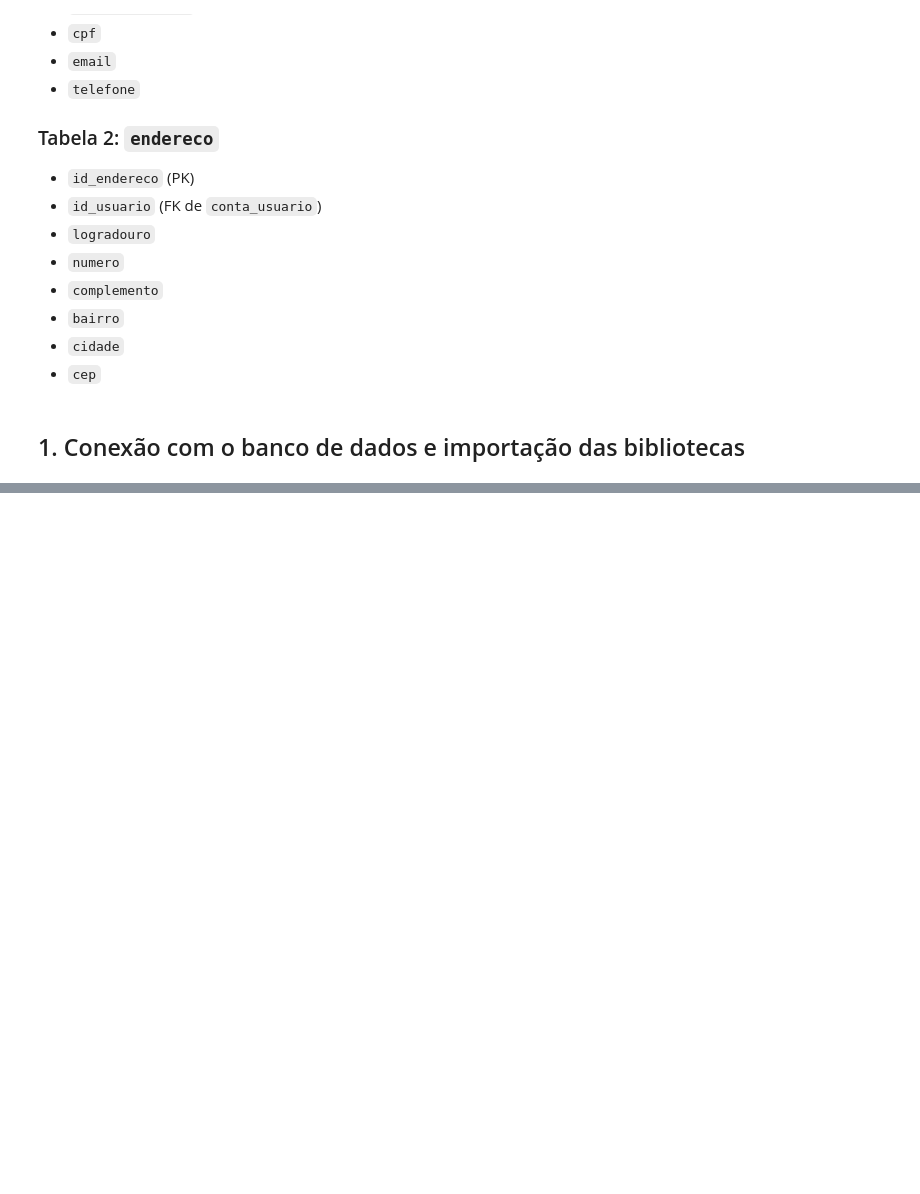
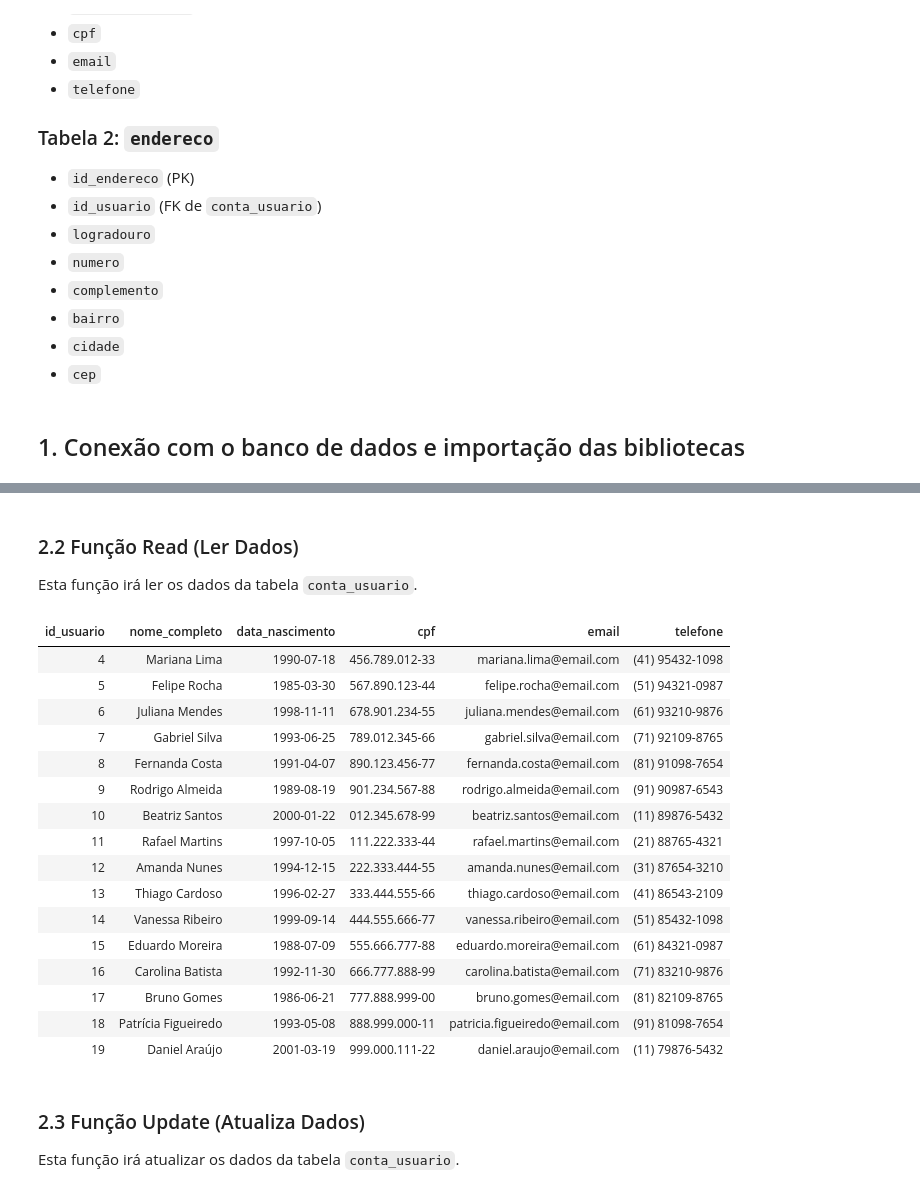
Before and after one commit to welvisfreitas/CRUD-conta_usuario, a Jupyter notebook: projeto-fbd.ipynb, the cells around one changed output, grey strips where cells are left out. Drawn from its saved outputs; the diff is of its cells as text; code cells hidden in the pictures; blank space fills up the shorter version.

Commit message:
atualizacao do crud de conta_usuario

```diff
--- a/projeto-fbd.ipynb
+++ b/projeto-fbd.ipynb
@@ -52,0 +123,36 @@ Esta função irá inserir dados na tabela `conta_usuario`.
+# %% [markdown]
+### 2.2 Função Read (Ler Dados)
+Esta função irá ler os dados da tabela `conta_usuario`.
+# %%
+# Função para ler os dados da tabela conta_usuario usando pandas
+def ler_usuarios():
+    try:
+        usuarios_df = pd.read_sql_query("SELECT * FROM conta_usuario ORDER BY id_usuario ASC;", engine)
+        return usuarios_df.style.hide(axis="index")
+    except Exception as e:
+        return f"Erro ao ler os dados: {e}"
+
+# Executar a função e exibir a tabela
+usuarios_df = ler_usuarios()
+usuarios_df  # Exibe a tabela no estilo do Jupyter Notebook
+# %% [output]
+| id_usuario | nome_completo | data_nascimento | cpf | email | telefone |
+| 4 | Mariana Lima | 1990-07-18 | 456.789.012-33 | mariana.lima@email.com | (41) 95432-1098 |
+| 5 | Felipe Rocha | 1985-03-30 | 567.890.123-44 | felipe.rocha@email.com | (51) 94321-0987 |
+| 6 | Juliana Mendes | 1998-11-11 | 678.901.234-55 | juliana.mendes@email.com | (61) 93210-9876 |
+| 7 | Gabriel Silva | 1993-06-25 | 789.012.345-66 | gabriel.silva@email.com | (71) 92109-8765 |
+| 8 | Fernanda Costa | 1991-04-07 | 890.123.456-77 | fernanda.costa@email.com | (81) 91098-7654 |
+| 9 | Rodrigo Almeida | 1989-08-19 | 901.234.567-88 | rodrigo.almeida@email.com | (91) 90987-6543 |
+| 10 | Beatriz Santos | 2000-01-22 | 012.345.678-99 | beatriz.santos@email.com | (11) 89876-5432 |
+| 11 | Rafael Martins | 1997-10-05 | 111.222.333-44 | rafael.martins@email.com | (21) 88765-4321 |
+| 12 | Amanda Nunes | 1994-12-15 | 222.333.444-55 | amanda.nunes@email.com | (31) 87654-3210 |
+| 13 | Thiago Cardoso | 1996-02-27 | 333.444.555-66 | thiago.cardoso@email.com | (41) 86543-2109 |
+| 14 | Vanessa Ribeiro | 1999-09-14 | 444.555.666-77 | vanessa.ribeiro@email.com | (51) 85432-1098 |
+| 15 | Eduardo Moreira | 1988-07-09 | 555.666.777-88 | eduardo.moreira@email.com | (61) 84321-0987 |
+| 16 | Carolina Batista | 1992-11-30 | 666.777.888-99 | carolina.batista@email.com | (71) 83210-9876 |
+| 17 | Bruno Gomes | 1986-06-21 | 777.888.999-00 | bruno.gomes@email.com | (81) 82109-8765 |
+| 18 | Patrícia Figueiredo | 1993-05-08 | 888.999.000-11 | patricia.figueiredo@email.com | (91) 81098-7654 |
+| 19 | Daniel Araújo | 2001-03-19 | 999.000.111-22 | daniel.araujo@email.com | (11) 79876-5432 |
+# %% [markdown]
+### 2.3 Função Update (Atualiza Dados)
+Esta função irá atualizar os dados da tabela `conta_usuario`.
```
Also changed, not shown: parts of 6 cells of this notebook.
